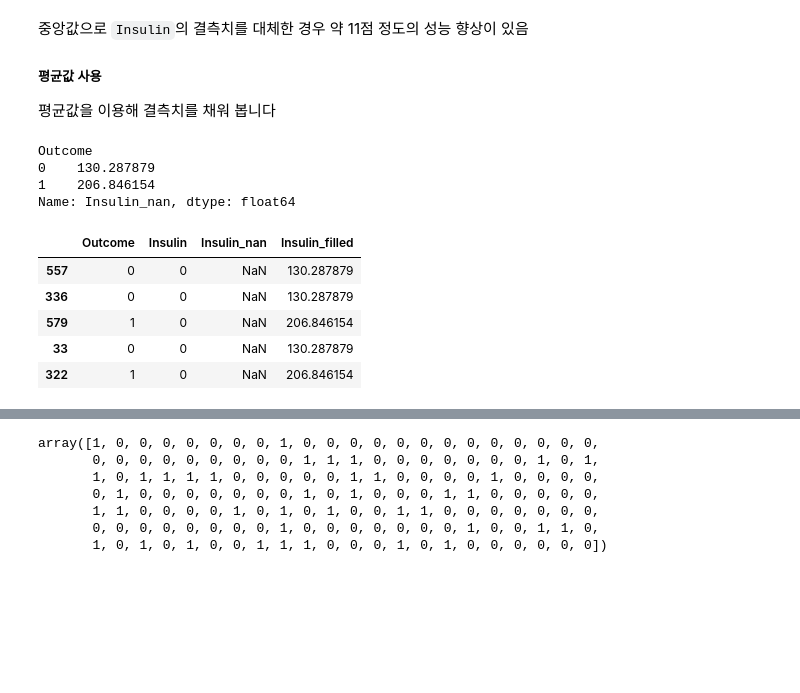
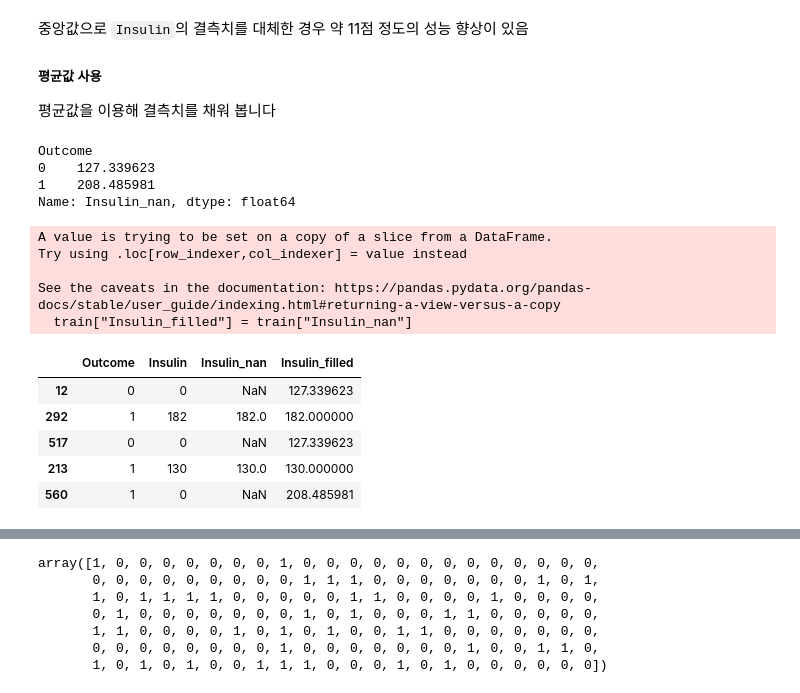
Before and after one commit to nuyhc/Begins_with_a_single_step, a Jupyter notebook: 04_ML_CLF/homeowrk/과제 제출 폴더/ML_EDA_CLF_박혜정.ipynb, the cells around one changed output, grey strips where cells are left out. Saved outputs shown, nothing was run; the diff lists cells and outputs as text; code cells hidden in the pictures; blank space fills up the shorter version.

```diff
--- a/04_ML_CLF/homeowrk/과제 제출 폴더/ML_EDA_CLF_박혜정.ipynb
+++ b/04_ML_CLF/homeowrk/과제 제출 폴더/ML_EDA_CLF_박혜정.ipynb
@@ -490,16 +487,16 @@ df_pima.groupby("Outcome")["Insulin"].describe()
 ##### 중앙값 사용
 중앙값을 이용해 결측치를 채워 봅니다
 # %%
-df_pima["Insulin_nan"] = df_pima["Insulin"].replace(0, np.nan)
-df_pima["Insulin_nan"].isnull().sum()
+train["Insulin_nan"] = train["Insulin"].replace(0, np.nan)
+train["Insulin_nan"].isnull().sum()
 
-Insulin_median = df_pima.groupby("Outcome")["Insulin_nan"].median()
+Insulin_median = train.groupby("Outcome")["Insulin_nan"].median()
 print(Insulin_median)
 
-df_pima["Insulin_fill"] = df_pima["Insulin_nan"]
-df_pima.loc[(df_pima["Outcome"] == 0) & (df_pima["Insulin_nan"].isnull()), "Insulin_fill"] = Insulin_median[0]
-df_pima.loc[(df_pima["Outcome"] == 1) & (df_pima["Insulin_nan"].isnull()), "Insulin_fill"] = Insulin_median[1]
+train["Insulin_fill"] = train["Insulin_nan"]
+train.loc[(df_pima["Outcome"] == 0) & (train["Insulin_nan"].isnull()), "Insulin_fill"] = Insulin_median[0]
+train.loc[(df_pima["Outcome"] == 1) & (train["Insulin_nan"].isnull()), "Insulin_fill"] = Insulin_median[1]
 
-df_pima[["Outcome", "Insulin", "Insulin_nan", "Insulin_fill"]].sample(5)
+train[["Outcome", "Insulin", "Insulin_nan", "Insulin_fill"]].sample(5)
 # %% [output]
 Outcome
@@ -546,22 +583,27 @@ accuracy_score(y_test, y_pre_max4_50_per)
 ##### 평균값 사용
 평균값을 이용해 결측치를 채워 봅니다
 # %%
-Insulin_mean = df_pima.groupby("Outcome")["Insulin_nan"].mean()
+Insulin_mean = train.groupby("Outcome")["Insulin_nan"].mean()
 print(Insulin_mean)
 
-df_pima["Insulin_filled"] = df_pima["Insulin_nan"]
-df_pima.loc[(df_pima["Outcome"] == 0) & (df_pima["Insulin_nan"].isnull()), "Insulin_filled"] = Insulin_mean[0]
-df_pima.loc[(df_pima["Outcome"] == 1) & (df_pima["Insulin_nan"].isnull()), "Insulin_filled"] = Insulin_mean[1]
+train["Insulin_filled"] = train["Insulin_nan"]
+train.loc[(train["Outcome"] == 0) & (train["Insulin_nan"].isnull()), "Insulin_filled"] = Insulin_mean[0]
+train.loc[(train["Outcome"] == 1) & (train["Insulin_nan"].isnull()), "Insulin_filled"] = Insulin_mean[1]
 
-df_pima[["Outcome", "Insulin", "Insulin_nan", "Insulin_filled"]].sample(5)
+train[["Outcome", "Insulin", "Insulin_nan", "Insulin_filled"]].sample(5)
 # %% [output]
 Outcome
-0    130.287879
-1    206.846154
+0    127.339623
+1    208.485981
 Name: Insulin_nan, dtype: float64
+A value is trying to be set on a copy of a slice from a DataFrame.
+Try using .loc[row_indexer,col_indexer] = value instead
+
+See the caveats in the documentation: https://pandas.pydata.org/pandas-docs/stable/user_guide/indexing.html#returning-a-view-versus-a-copy
+  train["Insulin_filled"] = train["Insulin_nan"]
 |  | Outcome | Insulin | Insulin_nan | Insulin_filled |
-| 557 | 0 | 0 | NaN | 130.287879 |
-| 336 | 0 | 0 | NaN | 130.287879 |
-| 579 | 1 | 0 | NaN | 206.846154 |
-| 33 | 0 | 0 | NaN | 130.287879 |
-| 322 | 1 | 0 | NaN | 206.846154 |
+| 12 | 0 | 0 | NaN | 127.339623 |
+| 292 | 1 | 182 | 182.0 | 182.000000 |
+| 517 | 0 | 0 | NaN | 127.339623 |
+| 213 | 1 | 130 | 130.0 | 130.000000 |
+| 560 | 1 | 0 | NaN | 208.485981 |
```
Also changed, not shown: parts of 15 cells of this notebook, 1 other file.
